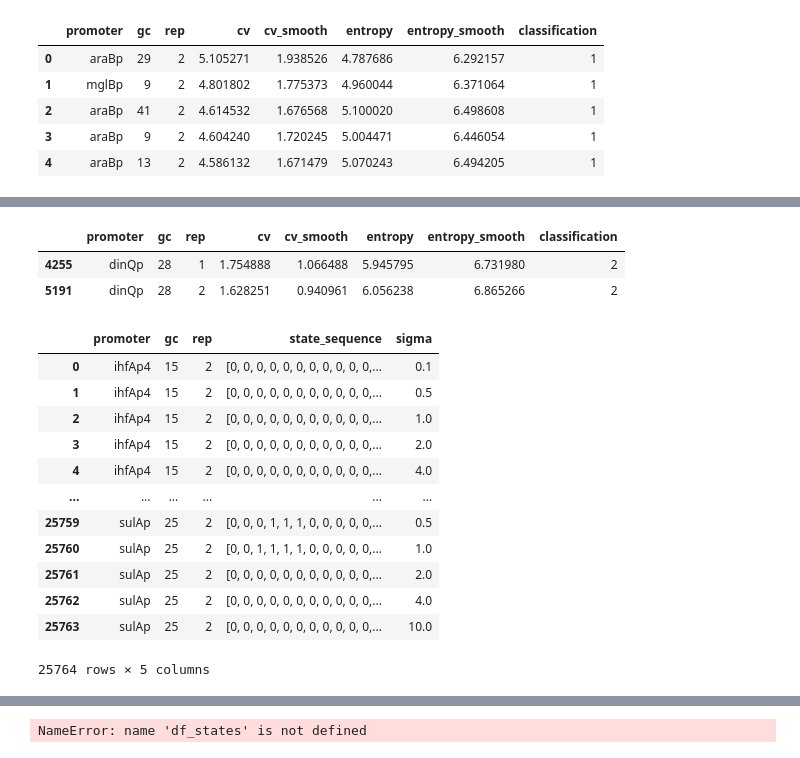
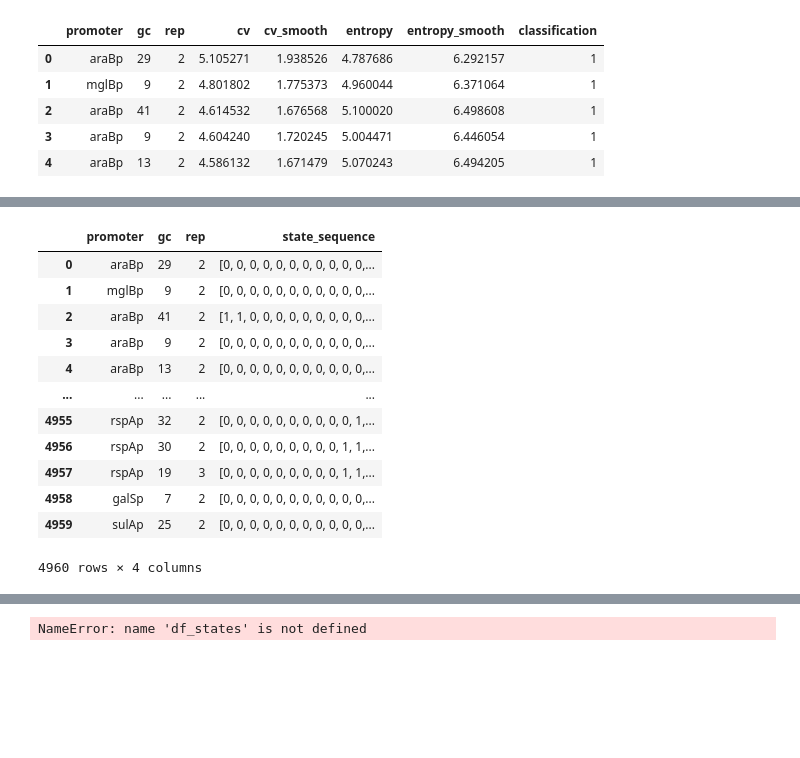
Before and after one commit to RPGroup-PBoC/reg-seq_env, a Jupyter notebook: code/analysis/Hidden_Markov_Model.ipynb, the cells around one changed output, grey strips where cells are left out. Drawn from its saved outputs; the diff is of its cells as text; code cells hidden in the pictures; blank space fills up the shorter version.

```diff
--- a/code/analysis/Hidden_Markov_Model.ipynb
+++ b/code/analysis/Hidden_Markov_Model.ipynb
@@ -673,5 +682,5 @@ df_gc.head(5)
 # %%
-df_triage = pd.read_csv("files/triaging.csv")
+df_triage = pd.read_csv("triaging.csv")
 df_triage = df_triage[df_triage.classification > 0]
 df_triage.head()
 # %% [output]
@@ -699,10 +708,4 @@ df_triage[df_triage['gc'] == 34]
 132 rows × 8 columns
-# %%
-df_triage[(df_triage['promoter'] == 'dinQp') & ((df_triage['gc'] == 28))]
-# %% [output]
-|  | promoter | gc | rep | cv | cv_smooth | entropy | entropy_smooth | classification |
-| 4255 | dinQp | 28 | 1 | 1.754888 | 1.066488 | 5.945795 | 6.731980 | 2 |
-| 5191 | dinQp | 28 | 2 | 1.628251 | 0.940961 | 6.056238 | 6.865266 | 2 |
 # %%
 prom_list = []
 gc_list = []
@@ -788,64 +786,23 @@ pd.DataFrame(data={"promoter": prom_list, "gc": gc_list, "rep": rep_list, "state
-# %%
-from joblib import Parallel, delayed
-import logging
-
-logging.getLogger("hmmlearn").setLevel(logging.ERROR)
-# Use this within a code block to suppress warnings locally
-# Define a function that processes a single row.
-def process_row(row):
-    # Extract metadata from the row. Using itertuples() makes attribute access faster.
-    logging.getLogger("hmmlearn").setLevel(logging.ERROR)
-    gc = row.gc
-    rep = row.rep
-    promoter = row.promoter
-
-    # Read CSV file (you might consider caching if the same file is read multiple times)
-    df = pd.read_csv(f'footprints/{gc}-{rep}_footprints.csv')
-    gdf = df[df['promoter'] == promoter]
-    x = np.array(gdf['mut_info'].values)
-
-    row_results = []
-    # Loop through different sigma values.
-    for sigma in [0.1, 0.5, 1, 2, 4, 10]:
-        state_sequence = run_hmm_2(x, sigma=sigma)
-        # Append a tuple with the metadata and computed state_sequence.
-        row_results.append((promoter, gc, rep, state_sequence, sigma))
-    return row_results
-
-# Convert DataFrame rows to a list of named tuples using itertuples (faster than iterrows)
-rows = list(df_triage.itertuples(index=False))
-
-# Use Parallel to process rows concurrently. n_jobs=-1 uses all available cores.
-results = Parallel(n_jobs=10)(
-    delayed(process_row)(row) for row in tqdm(rows, desc="Processing rows")
-)
-
-# Flatten the list of lists into separate lists or a single list of tuples.
-flat_results = [item for sublist in results for item in sublist]
-
-# Optionally, if you want to separate the results into different lists:
-prom_list, gc_list, rep_list, state_list, sigma_list = zip(*flat_results)
 # %%
 df_states = pd.DataFrame(
     dict(
         promoter=prom_list,
         gc=gc_list,
         rep=rep_list,
         state_sequence=state_list,
-        sigma=sigma_list
     ))
 df_states
 # %% [output]
-|  | promoter | gc | rep | state_sequence | sigma |
-| 0 | ihfAp4 | 15 | 2 | [0, 0, 0, 0, 0, 0, 0, 0, 0, 0, 0,... | 0.1 |
-| 1 | ihfAp4 | 15 | 2 | [0, 0, 0, 0, 0, 0, 0, 0, 0, 0, 0,... | 0.5 |
-| 2 | ihfAp4 | 15 | 2 | [0, 0, 0, 0, 0, 0, 0, 0, 0, 0, 0,... | 1.0 |
-| 3 | ihfAp4 | 15 | 2 | [0, 0, 0, 0, 0, 0, 0, 0, 0, 0, 0,... | 2.0 |
-| 4 | ihfAp4 | 15 | 2 | [0, 0, 0, 0, 0, 0, 0, 0, 0, 0, 0,... | 4.0 |
-| ... | ... | ... | ... | ... | ... |
-| 25759 | sulAp | 25 | 2 | [0, 0, 0, 1, 1, 1, 0, 0, 0, 0, 0,... | 0.5 |
-| 25760 | sulAp | 25 | 2 | [0, 0, 1, 1, 1, 1, 0, 0, 0, 0, 0,... | 1.0 |
-| 25761 | sulAp | 25 | 2 | [0, 0, 0, 0, 0, 0, 0, 0, 0, 0, 0,... | 2.0 |
-| 25762 | sulAp | 25 | 2 | [0, 0, 0, 0, 0, 0, 0, 0, 0, 0, 0,... | 4.0 |
-| 25763 | sulAp | 25 | 2 | [0, 0, 0, 0, 0, 0, 0, 0, 0, 0, 0,... | 10.0 |
+|  | promoter | gc | rep | state_sequence |
+| 0 | araBp | 29 | 2 | [0, 0, 0, 0, 0, 0, 0, 0, 0, 0, 0,... |
+| 1 | mglBp | 9 | 2 | [0, 0, 0, 0, 0, 0, 0, 0, 0, 0, 0,... |
+| 2 | araBp | 41 | 2 | [1, 1, 0, 0, 0, 0, 0, 0, 0, 0, 0,... |
+| 3 | araBp | 9 | 2 | [0, 0, 0, 0, 0, 0, 0, 0, 0, 0, 0,... |
+| 4 | araBp | 13 | 2 | [0, 0, 0, 0, 0, 0, 0, 0, 0, 0, 0,... |
+| ... | ... | ... | ... | ... |
+| 4955 | rspAp | 32 | 2 | [0, 0, 0, 0, 0, 0, 0, 0, 0, 0, 1,... |
+| 4956 | rspAp | 30 | 2 | [0, 0, 0, 0, 0, 0, 0, 0, 0, 1, 1,... |
+| 4957 | rspAp | 19 | 3 | [0, 0, 0, 0, 0, 0, 0, 0, 0, 1, 1,... |
+| 4958 | galSp | 7 | 2 | [0, 0, 0, 0, 0, 0, 0, 0, 0, 0, 0,... |
+| 4959 | sulAp | 25 | 2 | [0, 0, 0, 0, 0, 0, 0, 0, 0, 0, 0,... |
-25764 rows × 5 columns
+4960 rows × 4 columns
```
Also changed, not shown: parts of 22 cells of this notebook, 7 other files.
